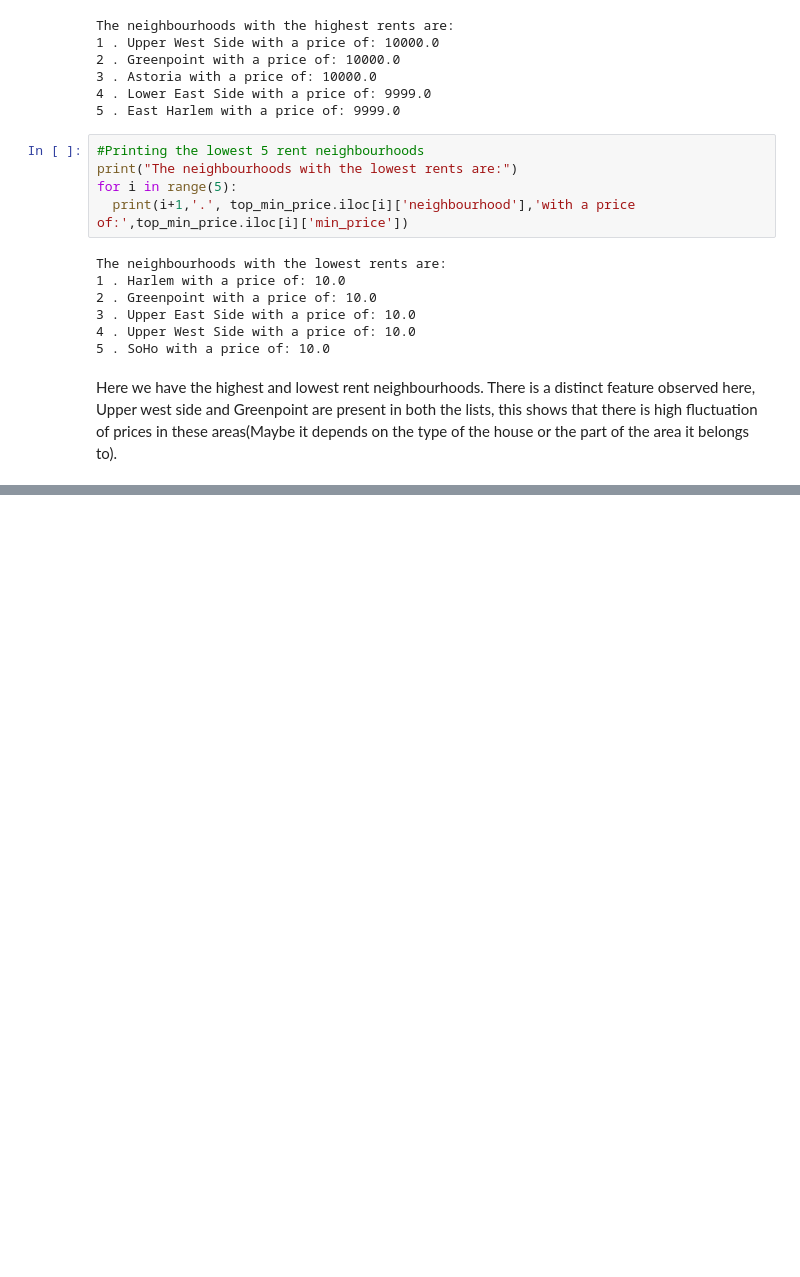
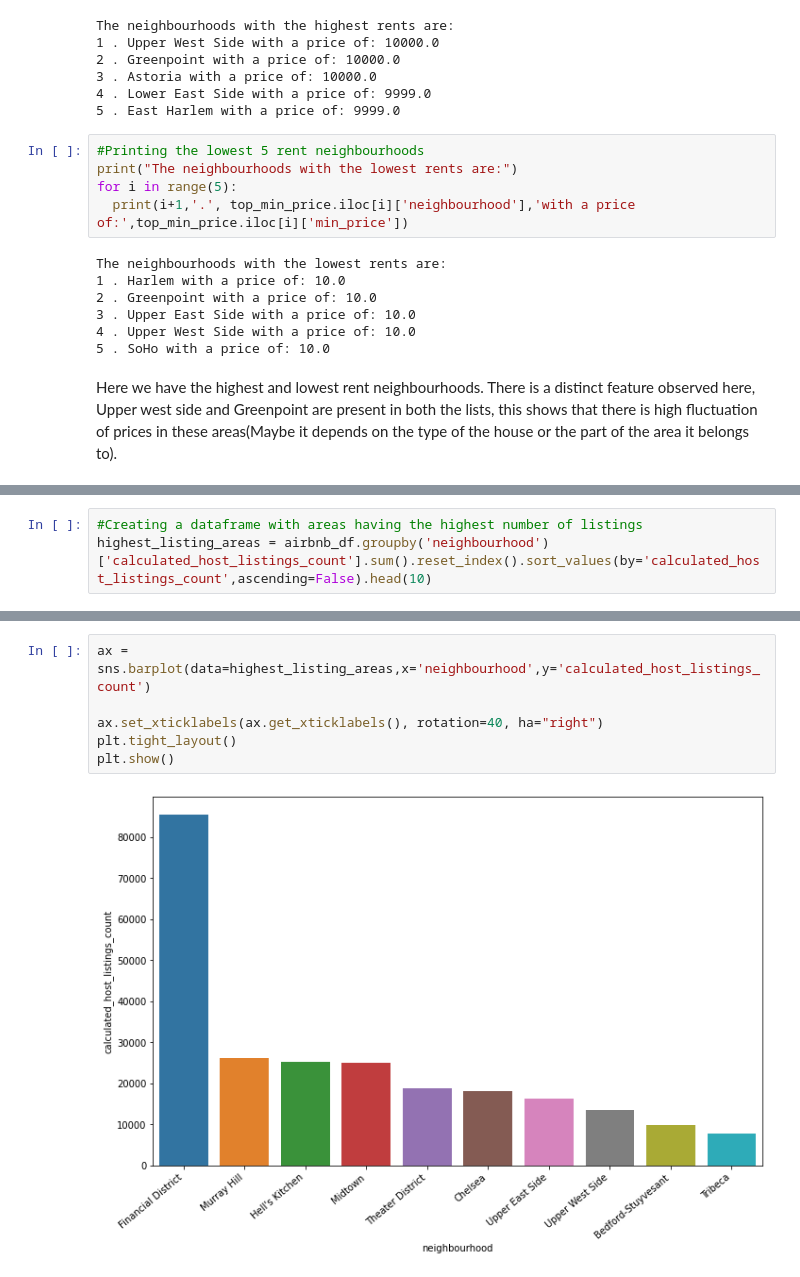
Before and after one commit to Syed-Adnan-S/Airbnb-Bookings-Analysis-Capstone-Project., a Jupyter notebook: Airbnb_Bookings_Analysis_Capstone_Project.ipynb, the cells around one changed output, grey strips where cells are left out. Drawn from its saved outputs; the diff is of its cells as text; blank space fills up the shorter version.

```diff
--- a/Airbnb_Bookings_Analysis_Capstone_Project.ipynb
+++ b/Airbnb_Bookings_Analysis_Capstone_Project.ipynb
@@ -407,0 +419,3 @@ Here we have the highest and lowest rent neighbourhoods. There is a distinct fea
+# %%
+#Creating a dataframe with areas having the highest number of listings
+highest_listing_areas = airbnb_df.groupby('neighbourhood')['calculated_host_listings_count'].sum().reset_index().sort_values(by='calculated_host_listings_count',ascending=False).head(10)
@@ -407,0 +437,8 @@ Here we have the highest and lowest rent neighbourhoods. There is a distinct fea
+# %%
+ax = sns.barplot(data=highest_listing_areas,x='neighbourhood',y='calculated_host_listings_count')
+
+ax.set_xticklabels(ax.get_xticklabels(), rotation=40, ha="right")
+plt.tight_layout()
+plt.show()
+# %% [output]
+[figure, added]
```
Also changed, not shown: parts of 7 cells of this notebook.
